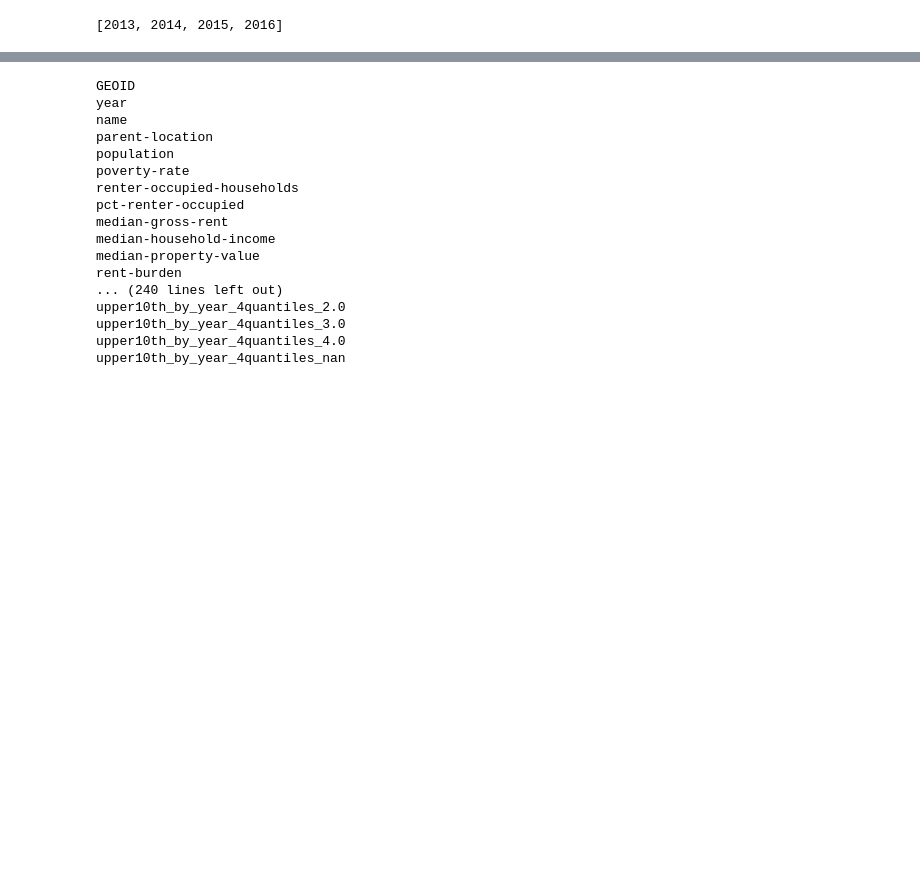
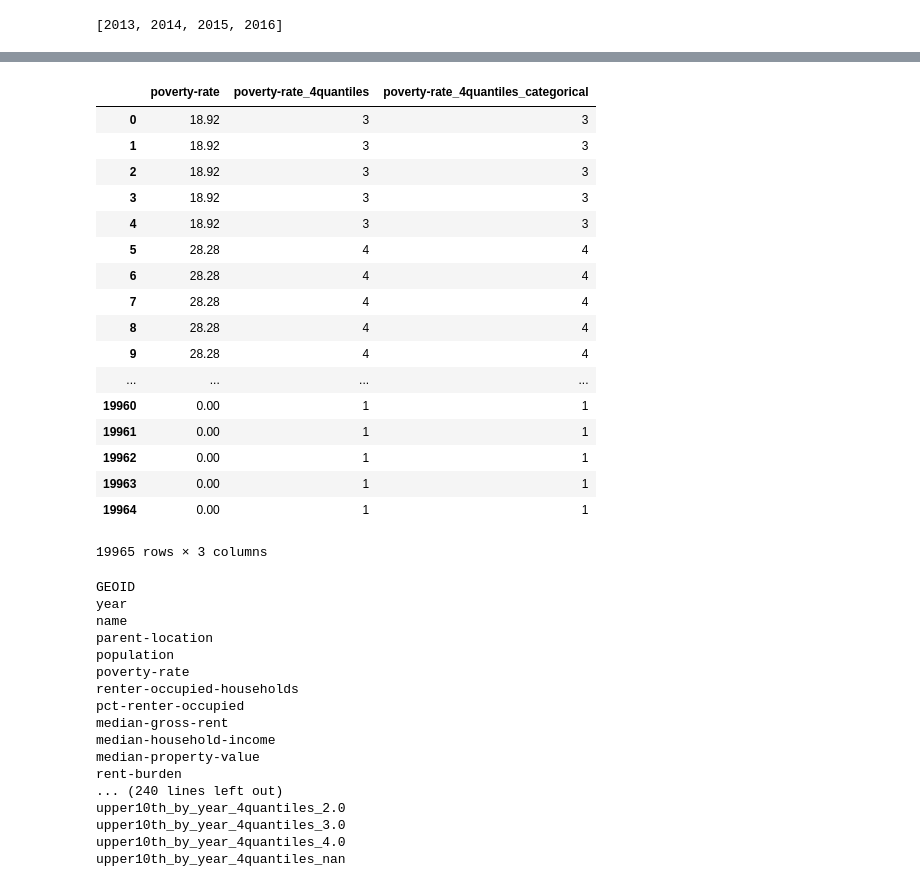
Before and after one commit to luisesanmartin/ml-eviction-chicago, a Jupyter notebook: notebooks/Feature Generation.ipynb, the cells around one changed output, grey strips where cells are left out. Drawn from its saved outputs; the diff is of its cells as text; code cells hidden in the pictures; blank space fills up the shorter version.

Commit message:
Uploaded new csv with q, ACS, and prev-yr features

```diff
--- a/notebooks/Feature Generation.ipynb
+++ b/notebooks/Feature Generation.ipynb
@@ -14,12 +14,13 @@ df.shape
 # %%
 # Determine which years we care about
 years_list = [2012, 2013, 2014, 2015, 2016]
+# %%
+# Add eviction effectiveness as a new feature
+df['evictions-effectiveness'] = df['evictions'] / df['eviction-filings']
+df['evictions-effectiveness'].fillna(value=0, inplace=True)
 # %%
-# No longer using evictions effectiveness; label is evictions instead
-#df['evictions-effectiveness'] = df['evictions'] / df['eviction-filings']
-#df['evictions-effectiveness'].fillna(value=0, inplace=True)
-
-# Add outcome label
+# Add outcome label of 'upper 10th by year'
+# Based on target variable: evictions
 col = 'evictions'
 df_a = pd.DataFrame(columns=('GEOID', 'year', col, 'decile_by_year', 'upper10th_by_year'))
 for year in years_list:
@@ -28,5 +29,5 @@ for year in years_list:
     temp_df.loc[(temp_df['decile_by_year'] == 9), 'upper10th_by_year'] = 1
     temp_df.loc[(temp_df['decile_by_year'] < 9), 'upper10th_by_year'] = 0
     df_a = df_a.append(temp_df, ignore_index=True)
-df_a = df.astype(dtype={'GEOID':'int64', 'year':'int64'})
+df_a = df_a.astype(dtype={'GEOID':'int64', 'year':'int64', 'decile_by_year': 'int64'})
 df = df.merge(df_a)
@@ -167,7 +137,8 @@ features
  'decile_by_year',
  'upper10th_by_year']
 # %%
-# Add new features that grab the previous year's value for that attribute for that block
+# We want to add new features that grab the previous year's value for a given attribute, for a block
+
 # For this task, we want to include all features above except for following:
 no_prev = ['total_for_public_assistance_income','with_public_assistance_income',
 'estimate_total_in_labor_force', 'estimate_civilian_unemployed',
@@ -177,6 +148,3 @@ no_prev = ['total_for_public_assistance_income','with_public_assistance_income',
 'renter_moved_1980-1989/1970-1979', 'renter_moved_1979/1969_earlier',
 'decile_by_year', 'upper10th_by_year']
 prev_yr_features = list(set(features) - set(no_prev))
-# Generate new features
-for feature in prev_yr_features:
-    evic_df = fg.create_prev_yr_feature(evic_df, feature)
@@ -182,0 +173,7 @@ for feature in prev_yr_features:
+# %%
+# Generate new features
+generated_prev_yr_features = []
+for feature in prev_yr_features:
+    evic_df, new_feature = fg.create_prev_yr_feature(evic_df, feature)
+    generated_prev_yr_features.append(new_feature)
+generated_prev_yr_features
@@ -200 +298,22 @@ features_df: (19965, 256)
+# %%
+evic_df[['poverty-rate', 'poverty-rate_4quantiles', 'poverty-rate_4quantiles_categorical']]
+# %% [output]
+|  | poverty-rate | poverty-rate_4quantiles | poverty-rate_4quantiles_categorical |
+| 0 | 18.92 | 3 | 3 |
+| 1 | 18.92 | 3 | 3 |
+| 2 | 18.92 | 3 | 3 |
+| 3 | 18.92 | 3 | 3 |
+| 4 | 18.92 | 3 | 3 |
+| 5 | 28.28 | 4 | 4 |
+| 6 | 28.28 | 4 | 4 |
+| 7 | 28.28 | 4 | 4 |
+| 8 | 28.28 | 4 | 4 |
+| 9 | 28.28 | 4 | 4 |
+| ... | ... | ... | ... |
+| 19960 | 0.00 | 1 | 1 |
+| 19961 | 0.00 | 1 | 1 |
+| 19962 | 0.00 | 1 | 1 |
+| 19963 | 0.00 | 1 | 1 |
+| 19964 | 0.00 | 1 | 1 |
+19965 rows × 3 columns
 # %%
```
Also changed, not shown: parts of 17 cells of this notebook, 2 other files.
